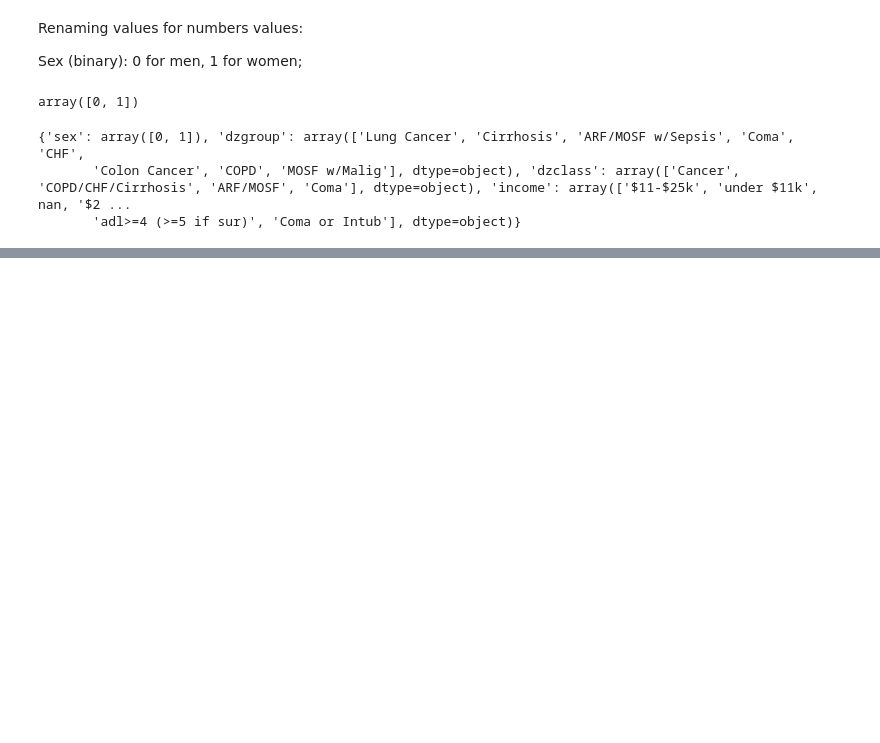
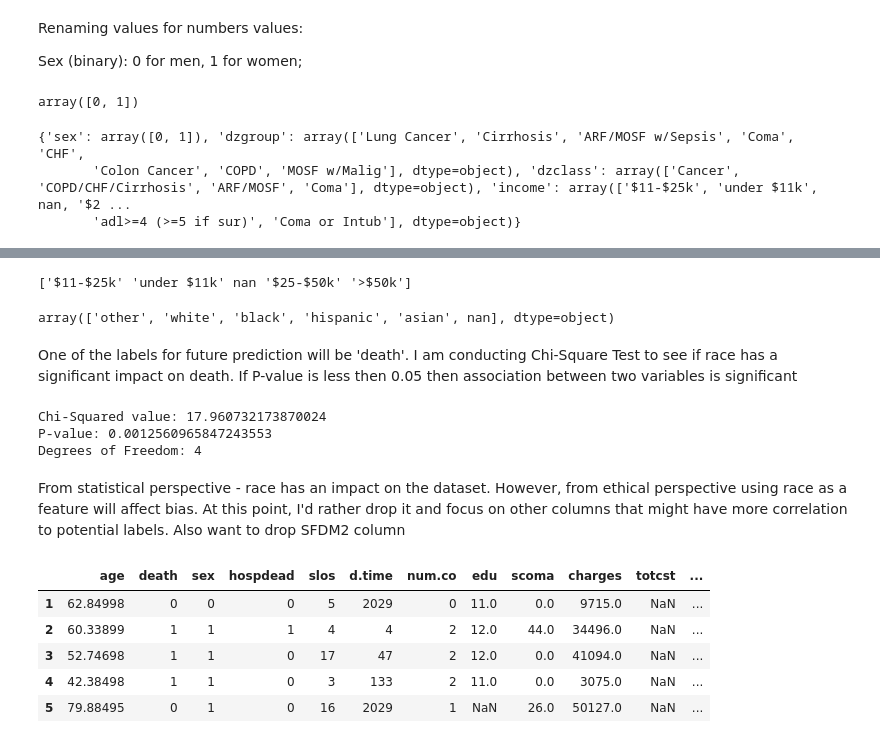
Before and after one commit to kholostovamk/Projects, a Jupyter notebook: ML/data_exploration.ipynb, the cells around one changed output, grey strips where cells are left out. Cells and saved outputs as stored; diff of their text form; code cells hidden in the pictures; blank space fills up the shorter version.

```diff
--- a/ML/data_exploration.ipynb
+++ b/ML/data_exploration.ipynb
@@ -112,0 +114,64 @@ print(unique_values_of_object_columns(df, columns_not_dig))
+# %%
+columns_to_encode = [ 'dzgroup', 'dzclass', 'ca']
+encoded_df = pd.get_dummies(df, columns=columns_to_encode, dtype=int)#dtype int makes sure encoded columns filled with 1&0, not True/False
+
+df = encoded_df
+# %%
+#handling income categorical data; 2982 missing values our of 9105
+#will also hot encode with additional collumn of 'unknown' income
+
+income_values = df['income'].unique()
+print(income_values)
+
+#put income in a variable to be able drop the column later
+income_column = 'income'
+
+df[income_column] = df[income_column].fillna('unknown')
+
+encoded_income = pd.get_dummies(df[income_column], prefix='income', dtype=int)
+
+
+# Merging the encoded columns back with the original dataframe
+data_encoded = df.drop(income_column, axis=1)
+data_encoded = pd.concat([data_encoded, encoded_income], axis=1)
+
+df = data_encoded
+# %% [output]
+['$11-$25k' 'under $11k' nan '$25-$50k' '>$50k']
+# %%
+#handling race categorical columns
+df['race'].unique()
+# %% [output]
+array(['other', 'white', 'black', 'hispanic', 'asian', nan], dtype=object)
+# %% [markdown]
+One of the labels for future prediction will be 'death'. I am conducting Chi-Square Test to see if race has a significant impact on death. If P-value is less then 0.05 then association between two variables is significant
+# %%
+# Create a contingency table
+contingency_table = pd.crosstab(df['race'], df['death'])
+
+# Conduct the Chi-Squared Test
+chi2, p, dof, expected = chi2_contingency(contingency_table)
+
+# Output the results
+print(f"Chi-Squared value: {chi2}")
+print(f"P-value: {p}")
+print(f"Degrees of Freedom: {dof}")
+# %% [output]
+Chi-Squared value: 17.960732173870024
+P-value: 0.0012560965847243553
+Degrees of Freedom: 4
+# %% [markdown]
+From statistical perspective - race has an impact on the dataset. However, from ethical perspective using race as a feature will affect bias.
+At this point, I'd rather drop it and focus on other columns that might have more correlation to potential labels.
+Also want to drop SFDM2 column
+# %%
+column_to_drop = ['race', 'sfdm2']
+df = df.drop(column_to_drop, axis=1)
+df.head()
+# %% [output]
+|  | age | death | sex | hospdead | slos | d.time | num.co | edu | scoma | charges | totcst | ... |
+| 1 | 62.84998 | 0 | 0 | 0 | 5 | 2029 | 0 | 11.0 | 0.0 | 9715.0 | NaN | ... |
+| 2 | 60.33899 | 1 | 1 | 1 | 4 | 4 | 2 | 12.0 | 44.0 | 34496.0 | NaN | ... |
+| 3 | 52.74698 | 1 | 1 | 0 | 17 | 47 | 2 | 12.0 | 0.0 | 41094.0 | NaN | ... |
+| 4 | 42.38498 | 1 | 1 | 0 | 3 | 133 | 2 | 11.0 | 0.0 | 3075.0 | NaN | ... |
+| 5 | 79.88495 | 0 | 1 | 0 | 16 | 2029 | 1 | NaN | 26.0 | 50127.0 | NaN | ... |
```
Also changed, not shown: parts of 14 cells of this notebook.
